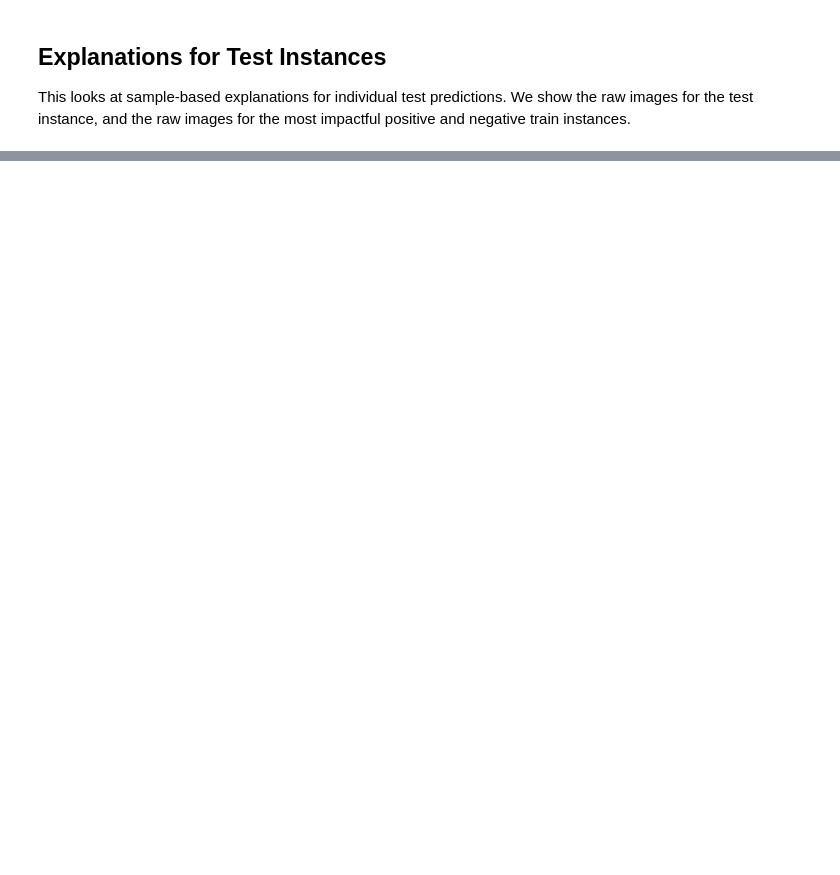
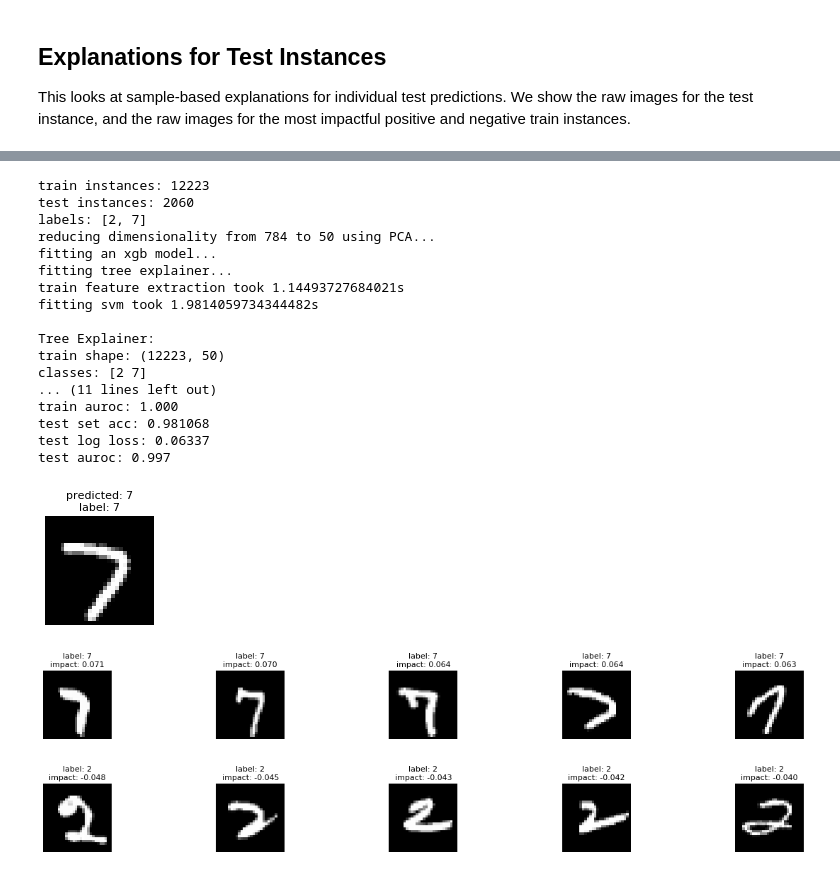
Before and after one commit to jjbrophy47/trex, a Jupyter notebook: experiments/notebooks/explanation_mnist.ipynb, the cells around one changed output, grey strips where cells are left out. Cells and saved outputs as stored; diff of their text form; code cells hidden in the pictures; blank space fills up the shorter version.

Commit message:
fixed multiclass impact issue with explainer

```diff
--- a/experiments/notebooks/explanation_mnist.ipynb
+++ b/experiments/notebooks/explanation_mnist.ipynb
@@ -62,0 +62,23 @@ computing impact from train instances took 0.0024709701538085938s
+# %%
+prediction_explanation(model='xgb', encoding='tree_output', dataset='mnist_27', random_state=8, topk_train=5, data_dir=data_dir)
+# %% [output]
+train instances: 12223
+test instances: 2060
+labels: [2, 7]
+reducing dimensionality from 784 to 50 using PCA...
+fitting an xgb model...
+fitting tree explainer...
+train feature extraction took 1.14493727684021s
+fitting svm took 1.9814059734344482s
+
+Tree Explainer:
+train shape: (12223, 50)
+classes: [2 7]
+... (11 lines left out)
+train auroc: 1.000
+test set acc: 0.981068
+test log loss: 0.06337
+test auroc: 0.997
+[figure, added]
+[figure, added]
+[figure, added]
```
Also changed, not shown: parts of 9 cells of this notebook, 3 other files.
